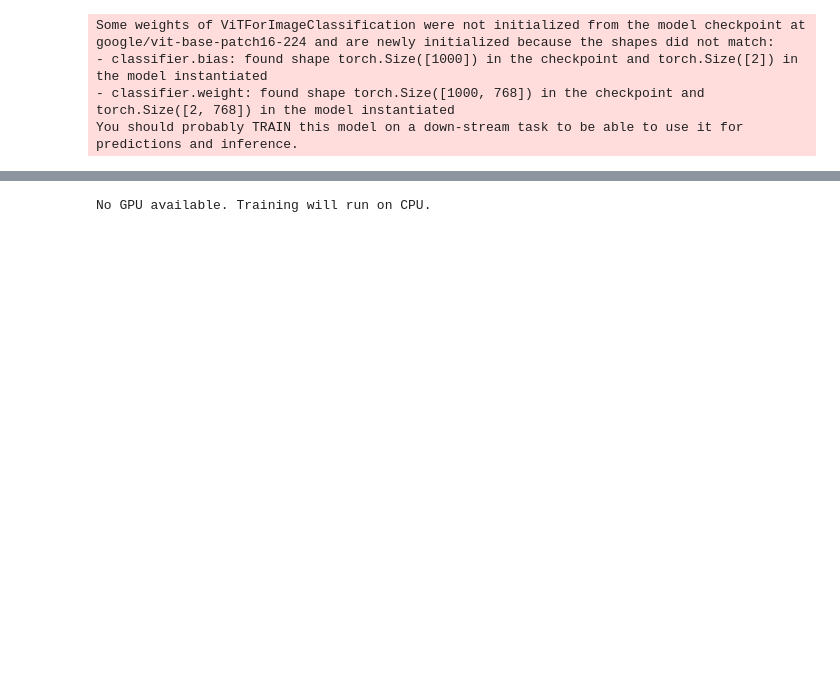
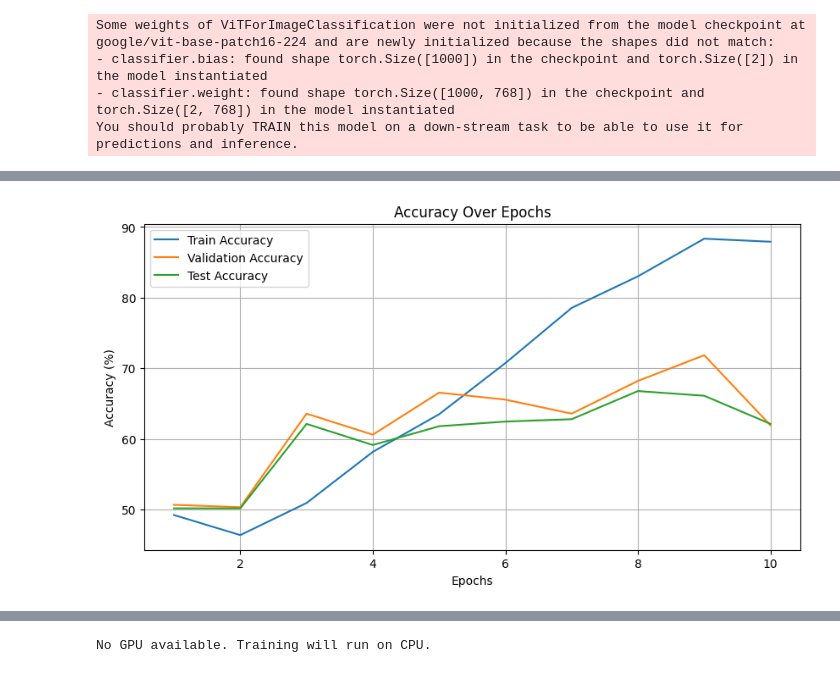
Before and after one commit to govindamandal/DeepfakeApp, a Jupyter notebook: model-training/deepfake.ipynb, the cells around one changed output, grey strips where cells are left out. Drawn from its saved outputs; the diff is of its cells as text; code cells hidden in the pictures; blank space fills up the shorter version.

```diff
--- a/model-training/deepfake.ipynb
+++ b/model-training/deepfake.ipynb
@@ -104,0 +230,14 @@ optimizer = torch.optim.Adam(model.parameters(), lr=1e-4)
+# %%
+# Plot accuracies
+plt.figure(figsize=(10, 5))
+plt.plot(epochs, train_accuracies, label='Train Accuracy')
+plt.plot(epochs, val_accuracies, label='Validation Accuracy')
+plt.plot(epochs, test_accuracies, label='Test Accuracy')
+plt.title('Accuracy Over Epochs')
+plt.xlabel('Epochs')
+plt.ylabel('Accuracy (%)')
+plt.legend()
+plt.grid(True)
+plt.show()
+# %% [output]
+[figure, added]
```
Also changed, not shown: parts of 9 cells of this notebook.
